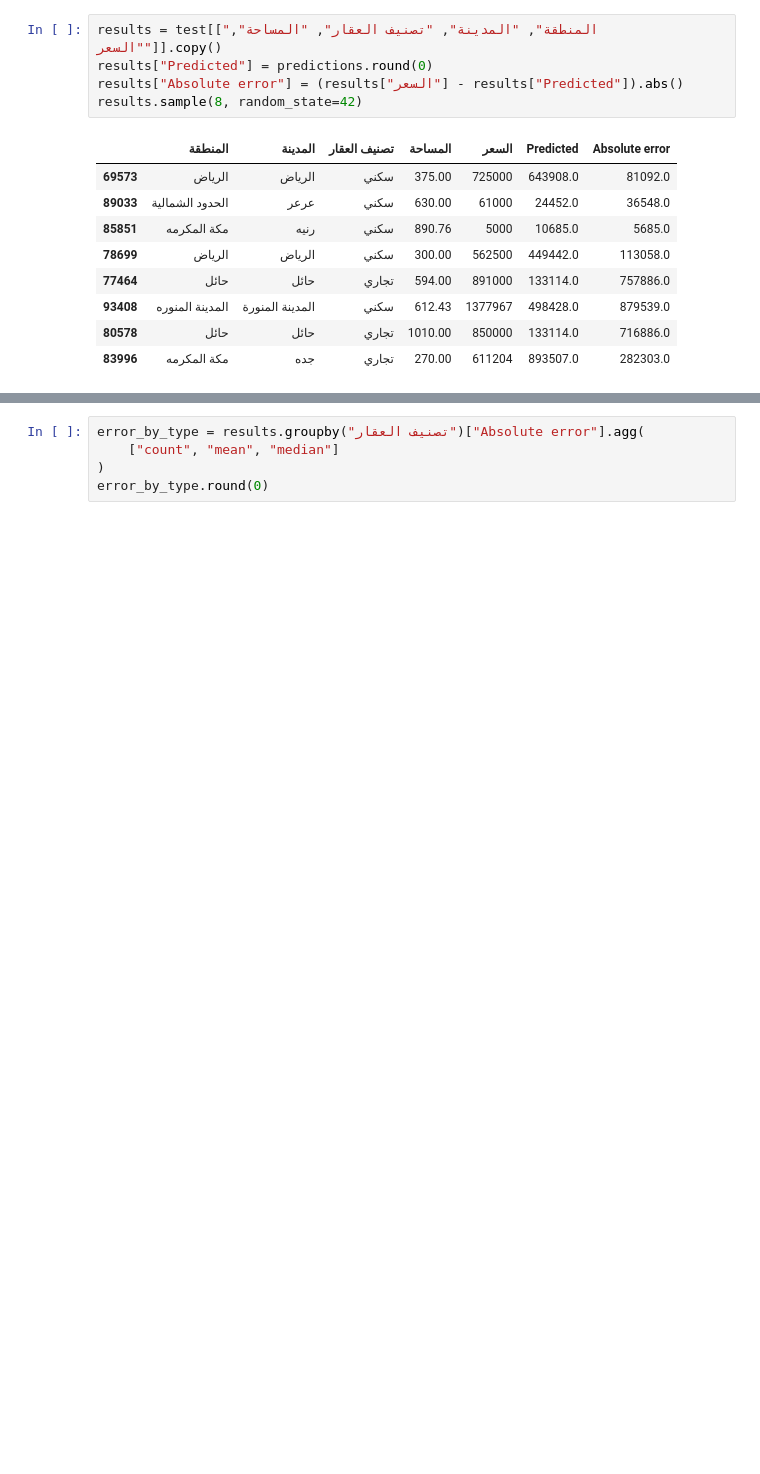
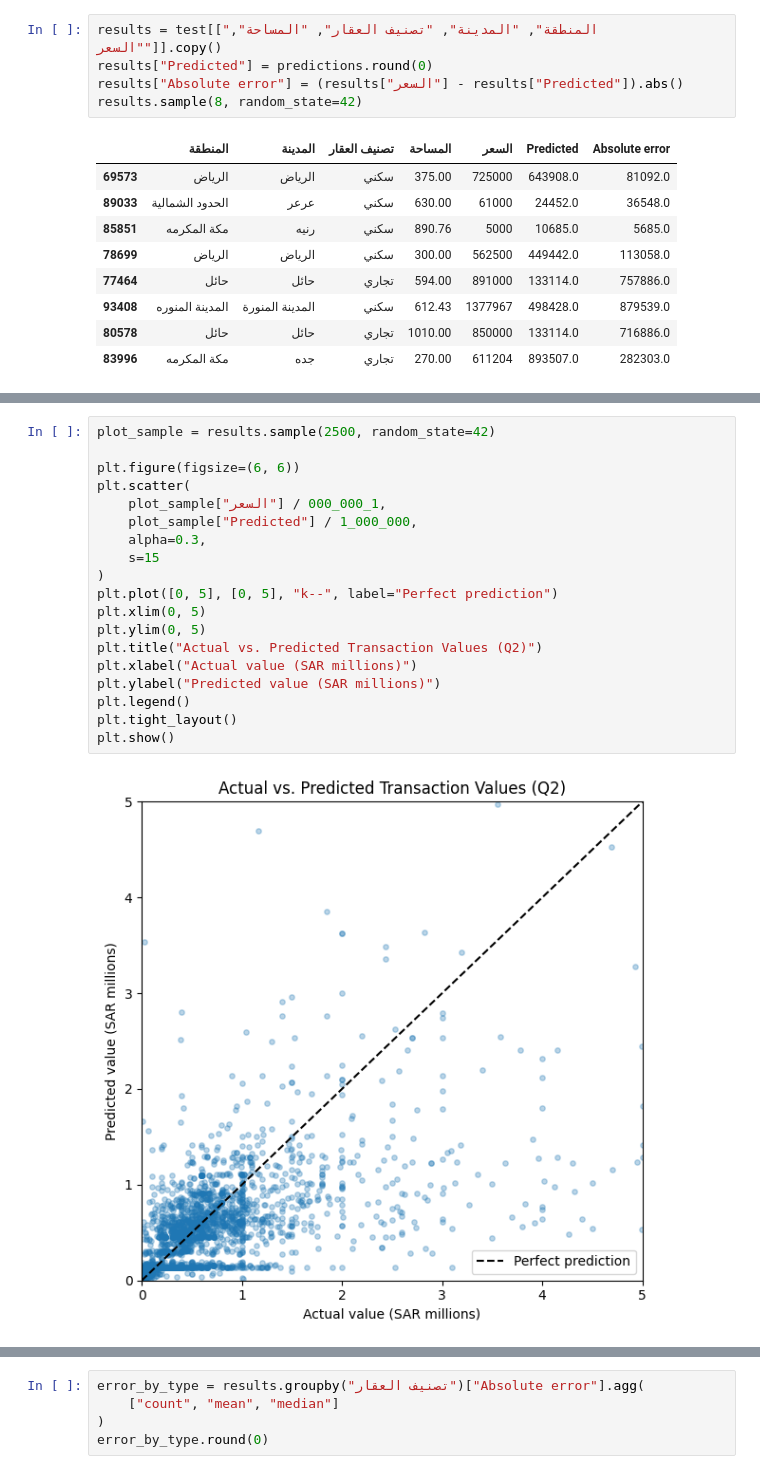
Before and after one commit to AlSulaim/Saudi-Real-Estate, a Jupyter notebook: notebooks/Transaction_Value_Prediction.ipynb, the cells around one changed output, grey strips where cells are left out. Cells and saved outputs as stored; diff of their text form; blank space fills up the shorter version.

```diff
--- a/notebooks/Transaction_Value_Prediction.ipynb
+++ b/notebooks/Transaction_Value_Prediction.ipynb
@@ -178,3 +182,24 @@ results.sample(8, random_state=42)
+# %%
+plot_sample = results.sample(2500, random_state=42)
+
+plt.figure(figsize=(6, 6))
+plt.scatter(
+    plot_sample["السعر"] / 1_000_000,
+    plot_sample["Predicted"] / 1_000_000,
+    alpha=0.3,
+    s=15
+)
+plt.plot([0, 5], [0, 5], "k--", label="Perfect prediction")
+plt.xlim(0, 5)
+plt.ylim(0, 5)
+plt.title("Actual vs. Predicted Transaction Values (Q2)")
+plt.xlabel("Actual value (SAR millions)")
+plt.ylabel("Predicted value (SAR millions)")
+plt.legend()
+plt.tight_layout()
+plt.show()
+# %% [output]
+[figure, added]
 # %% [markdown]
 ## Error by property classification
 
```
Also changed, not shown: parts of 6 cells of this notebook, 8 other files.
